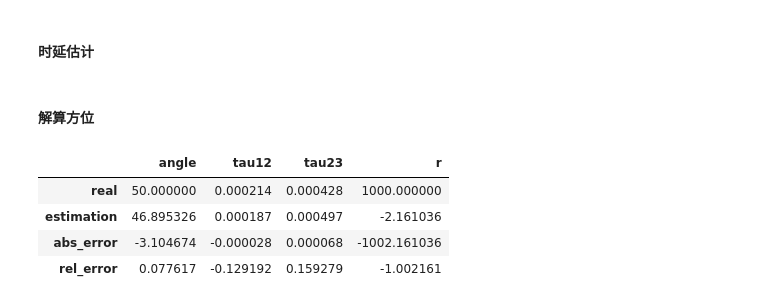
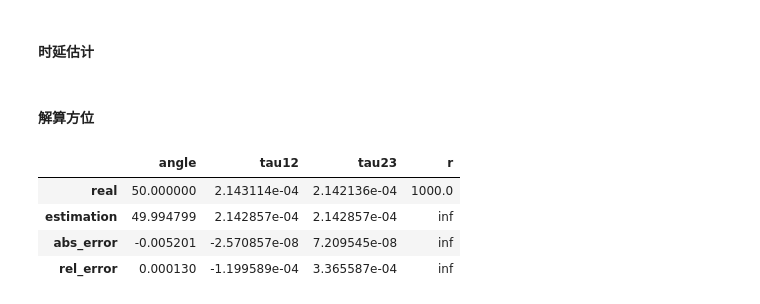
Before and after one commit to LeoJhonSong/ternary-array-passive-bearing, a Jupyter notebook: main.ipynb, the cells around one changed output. Drawn from its saved outputs; the diff is of its cells as text; code cells hidden in the pictures.

```diff
--- a/main.ipynb
+++ b/main.ipynb
@@ -95,13 +103,12 @@ tau23_hat = time_delay_estimation(x[1], x[2], target_sig.f, fs, 'xcorr')
 # %% [markdown]
 #### 解算方位
 # %%
-r_far, angle_far = far_locate(tau12_hat, tau23_hat, snapshot_generator.c, snapshot_generator.array.K, snapshot_generator.array.d)
+r_far, angle_far = far_locate(tau12_hat, tau23_hat, array_data_sampler.c, array_data_sampler.array.K, array_data_sampler.array.d)
 # r_near, angle_near = near_locate(tau12_hat, tau23_hat, snapshot_generator.c, snapshot_generator.array.K, snapshot_generator.array.d)
+analysis(array_data_sampler, tau12_hat, tau23_hat, r_far, angle_far, vel_angle)
+# %% [output]
+|  | angle | tau12 | tau23 | r |
+| real | 50.000000 | 2.143114e-04 | 2.142136e-04 | 1000.0 |
+| estimation | 49.994799 | 2.142857e-04 | 2.142857e-04 | inf |
+| abs_error | -0.005201 | -2.570857e-08 | 7.209545e-08 | inf |
+| rel_error | 0.000130 | -1.199589e-04 | 3.365587e-04 | inf |
-# %%
-analysis(snapshot_generator, tau12_hat, tau23_hat, r_far, angle_far, vel_angle)
-# %% [output]
-|  | angle | tau12 | tau23 | r |
-| real | 50.000000 | 0.000214 | 0.000428 | 1000.000000 |
-| estimation | 46.895326 | 0.000187 | 0.000497 | -2.161036 |
-| abs_error | -3.104674 | -0.000028 | 0.000068 | -1002.161036 |
-| rel_error | 0.077617 | -0.129192 | 0.159279 | -1.002161 |
```
Also changed, not shown: parts of 5 cells of this notebook, 3 other files.
